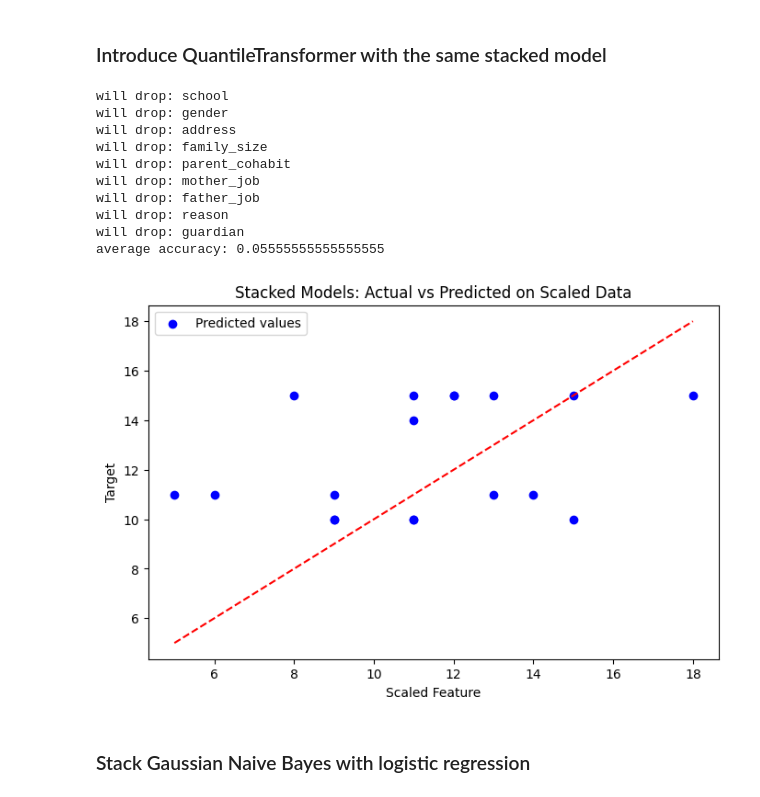
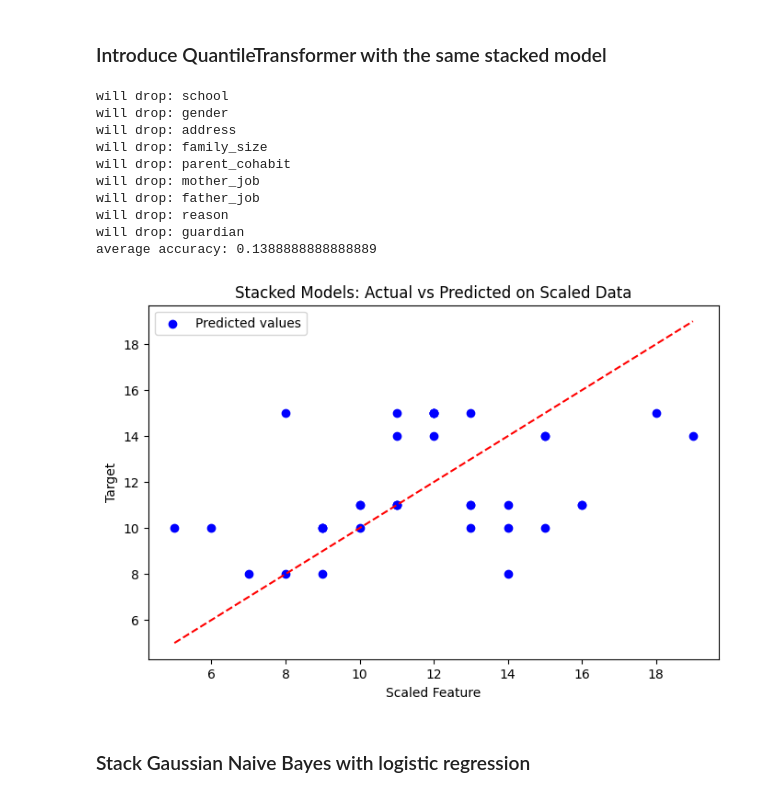
Before and after one commit to wcaubrey/learning-naive-bayes, a Jupyter notebook: notebooks/student_drinking_2.ipynb, the cells around one changed output. Saved outputs shown, nothing was run; the diff lists cells and outputs as text; code cells hidden in the pictures.

```diff
--- a/notebooks/student_drinking_2.ipynb
+++ b/notebooks/student_drinking_2.ipynb
@@ -246,7 +246,7 @@ with warnings.catch_warnings():
     X_train, X_test, y_train, y_test = train_test_split(
         X,
         y,
-        test_size=0.05,  # train_size=0.999
+        train_size=0.9,
         random_state=42,
         shuffle=True,
     )
@@ -321,7 +321,7 @@ with warnings.catch_warnings():
     X_train, X_test, y_train, y_test = train_test_split(
         X_trans,
         y,
-        test_size=0.05,  # train_size=0.999
+        train_size=0.9,
         random_state=42,
         shuffle=True,
     )
@@ -354,35 +354,35 @@ with warnings.catch_warnings():
     # Calculate the accuracy
     accuracy = accuracy_score(y_test, y_pred)
     print(f"average accuracy: {accuracy}")
 
     # Optionally, visualize the results
     plt.figure(figsize=(8, 5))
     # plt.scatter(X_test_scaled, y_test, color="red", label="Actual values")
     plt.scatter(y_test, y_pred, color="blue", label="Predicted values")
     plt.plot(
         [min(y_test), max(y_test)],
         [min(y_test), max(y_test)],
         color="red",
         linestyle="--",
     )  # Ideal line
 
     plt.xlabel("Scaled Feature")
     plt.ylabel("Target")
     plt.title("Stacked Models: Actual vs Predicted on Scaled Data")
     plt.legend()
     plt.show()
 # %% [output]
 will drop: school
 will drop: gender
 will drop: address
 will drop: family_size
 will drop: parent_cohabit
 will drop: mother_job
 will drop: father_job
 will drop: reason
 will drop: guardian
-average accuracy: 0.05555555555555555
+average accuracy: 0.1388888888888889
-[figure, old version]
+[figure, new version]
 # %% [markdown]
 ### Stack Gaussian Naive Bayes with logistic regression
 # %%
```
Also changed, not shown: parts of 9 cells of this notebook.
